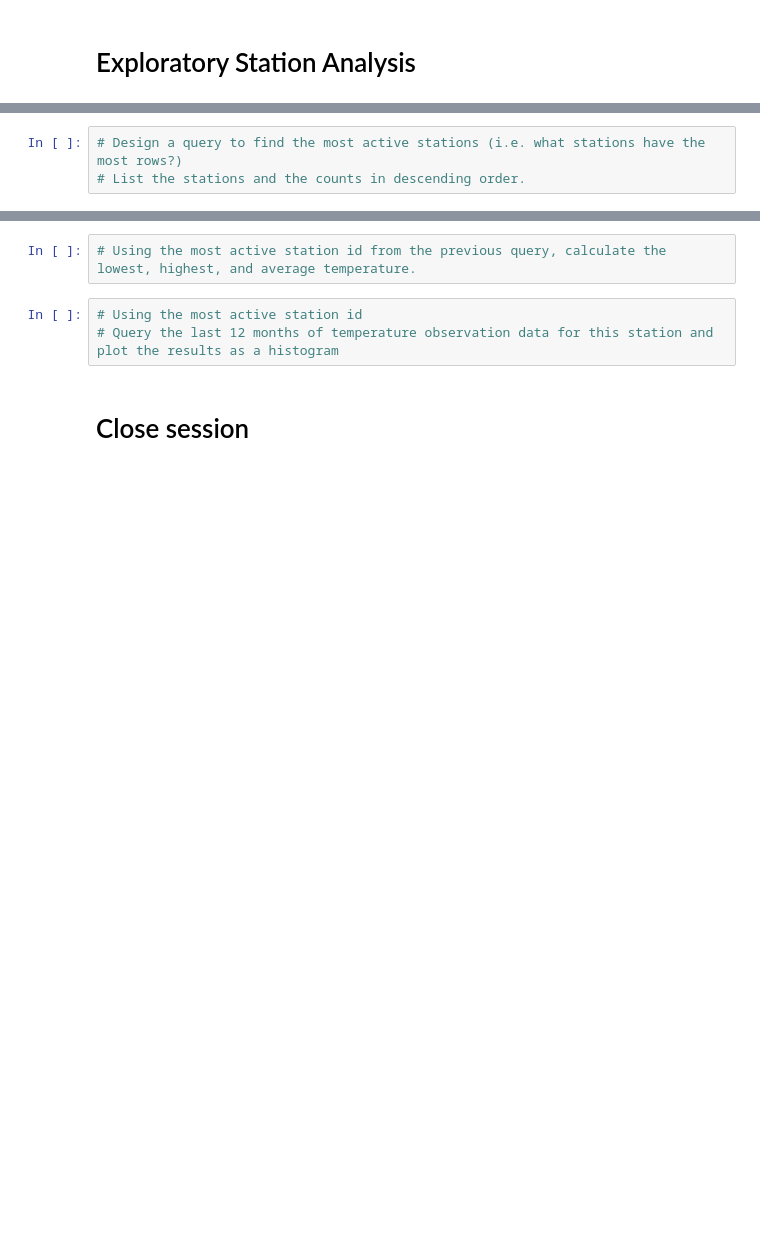
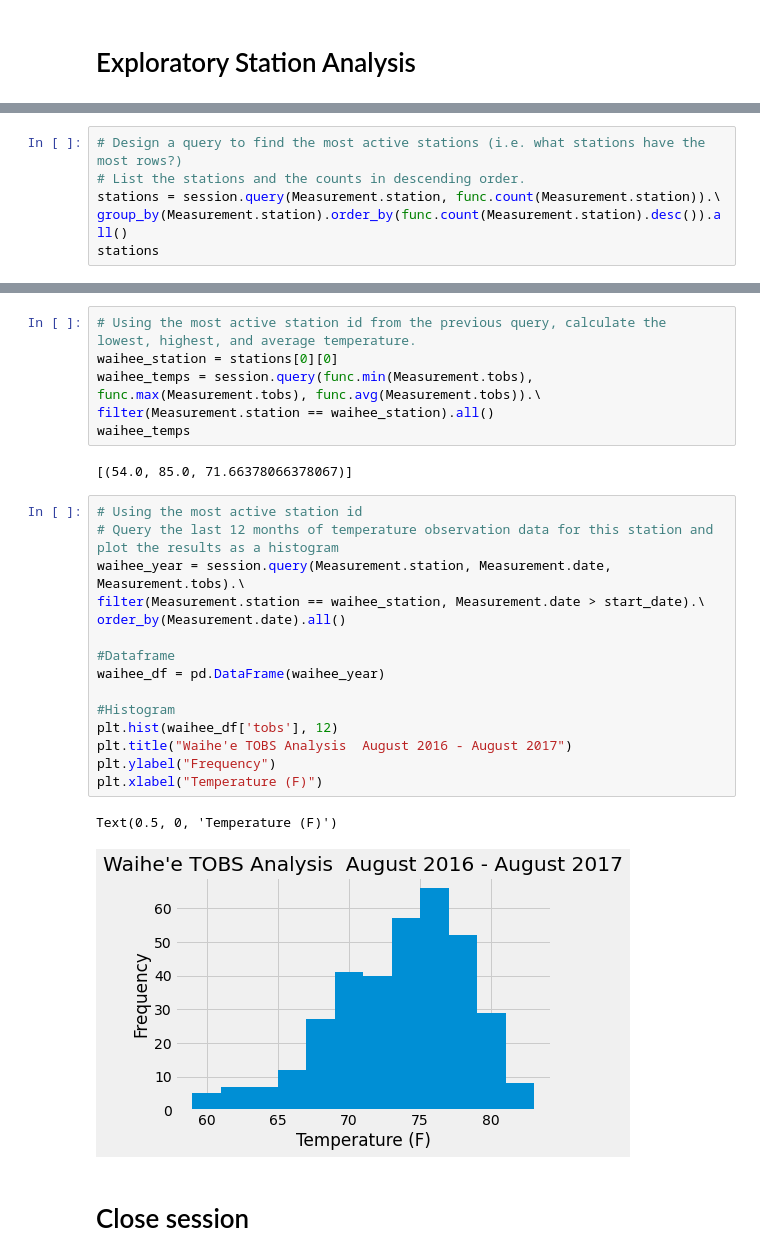
Before and after one commit to jaryan77/Surfs-Up, a Jupyter notebook: Climate Analysis and Exploration/climate_starter.ipynb, the cells around one changed output, grey strips where cells are left out. Drawn from its saved outputs; the diff is of its cells as text; blank space fills up the shorter version.

```diff
--- a/Climate Analysis and Exploration/climate_starter.ipynb
+++ b/Climate Analysis and Exploration/climate_starter.ipynb
@@ -63,3 +97,6 @@ Base.classes.keys()
 # %%
 # Design a query to find the most active stations (i.e. what stations have the most rows?)
 # List the stations and the counts in descending order.
+stations = session.query(Measurement.station, func.count(Measurement.station)).\
+group_by(Measurement.station).order_by(func.count(Measurement.station).desc()).all()
+stations
@@ -66,8 +113,29 @@ Base.classes.keys()
 # %%
 # Using the most active station id from the previous query, calculate the lowest, highest, and average temperature.
+waihee_station = stations[0][0]
+waihee_temps = session.query(func.min(Measurement.tobs), func.max(Measurement.tobs), func.avg(Measurement.tobs)).\
+filter(Measurement.station == waihee_station).all()
+waihee_temps
+# %% [output]
+[(54.0, 85.0, 71.66378066378067)]
 # %%
 # Using the most active station id
 # Query the last 12 months of temperature observation data for this station and plot the results as a histogram
+waihee_year = session.query(Measurement.station, Measurement.date, Measurement.tobs).\
+filter(Measurement.station == waihee_station, Measurement.date > start_date).\
+order_by(Measurement.date).all()
+
+#Dataframe
+waihee_df = pd.DataFrame(waihee_year)
+
+#Histogram
+plt.hist(waihee_df['tobs'], 12)
+plt.title("Waihe'e TOBS Analysis  August 2016 - August 2017")
+plt.ylabel("Frequency")
+plt.xlabel("Temperature (F)")
+# %% [output]
+Text(0.5, 0, 'Temperature (F)')
+[figure, added]
 # %% [markdown]
 # Close session
 # %%
```
Also changed, not shown: parts of 11 cells of this notebook.
